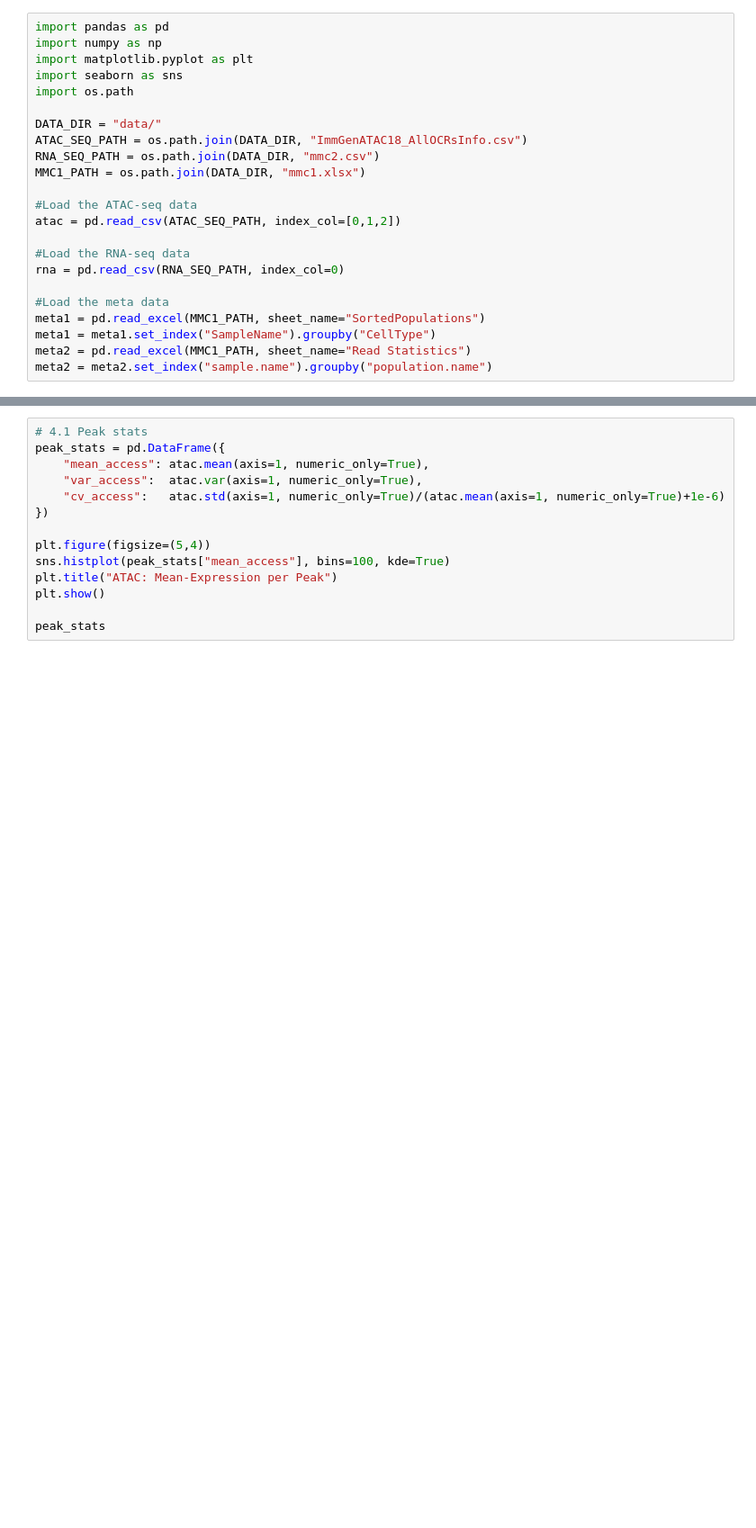
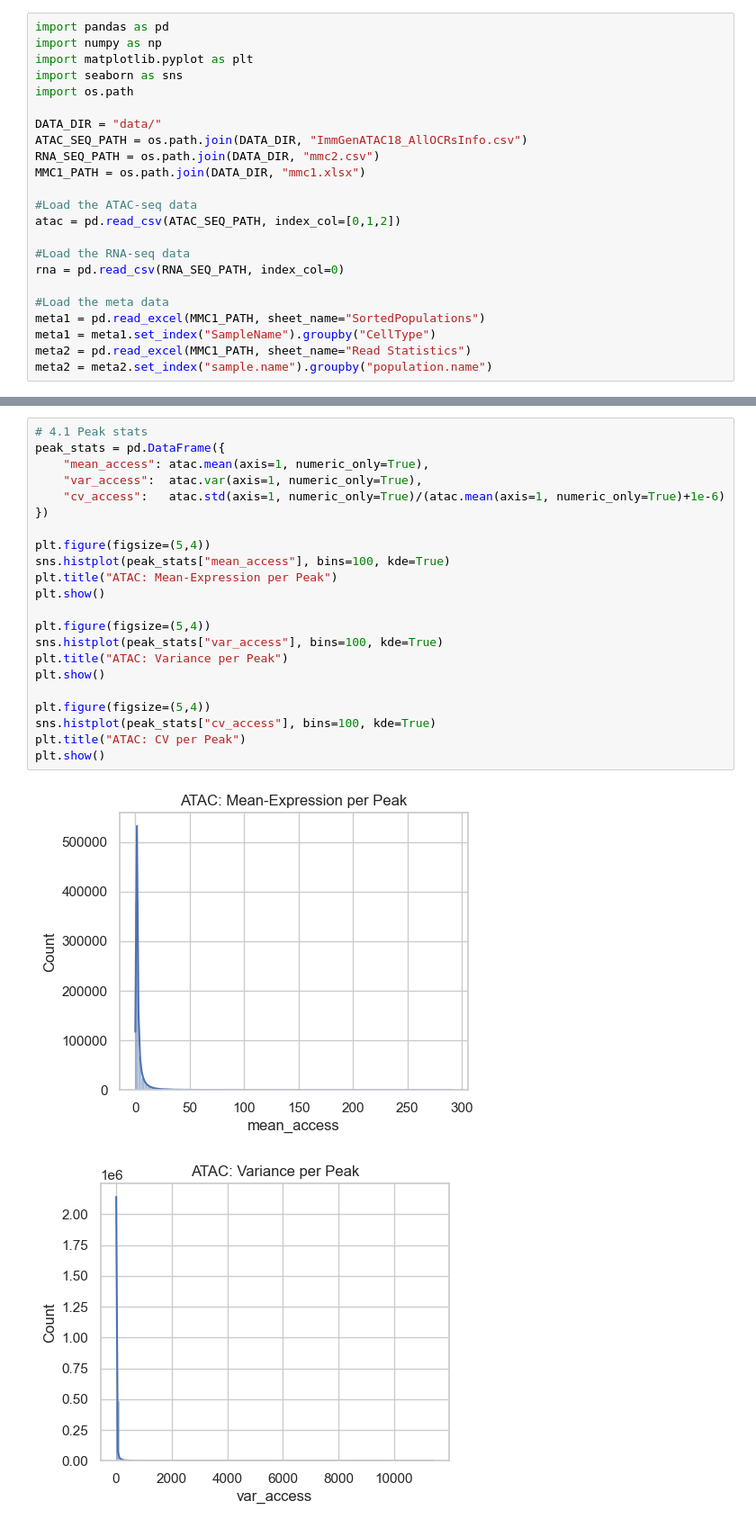
Before and after one commit to Topic2-Gene-Regulation-Immune-Cells/ILC-cells-Team4, a Jupyter notebook: 01_quality_control.ipynb, the cells around one changed output, grey strips where cells are left out. Shown at 90% size. Drawn from its saved outputs; the diff is of its cells as text; blank space fills up the shorter version.

```diff
--- a/01_quality_control.ipynb
+++ b/01_quality_control.ipynb
@@ -82,14 +86,25 @@ rna_cell_stats
 # %%
 # 4.1 Peak stats
 peak_stats = pd.DataFrame({
     "mean_access": atac.mean(axis=1, numeric_only=True),
     "var_access":  atac.var(axis=1, numeric_only=True),
     "cv_access":   atac.std(axis=1, numeric_only=True)/(atac.mean(axis=1, numeric_only=True)+1e-6)
 })
 
 plt.figure(figsize=(5,4))
 sns.histplot(peak_stats["mean_access"], bins=100, kde=True)
 plt.title("ATAC: Mean-Expression per Peak")
 plt.show()
 
-peak_stats
+plt.figure(figsize=(5,4))
+sns.histplot(peak_stats["var_access"], bins=100, kde=True)
+plt.title("ATAC: Variance per Peak")
+plt.show()
+
+plt.figure(figsize=(5,4))
+sns.histplot(peak_stats["cv_access"], bins=100, kde=True)
+plt.title("ATAC: CV per Peak")
+plt.show()
+# %% [output]
+[figure, added]
+[figure, added]
```
Also changed, not shown: parts of 7 cells of this notebook.
